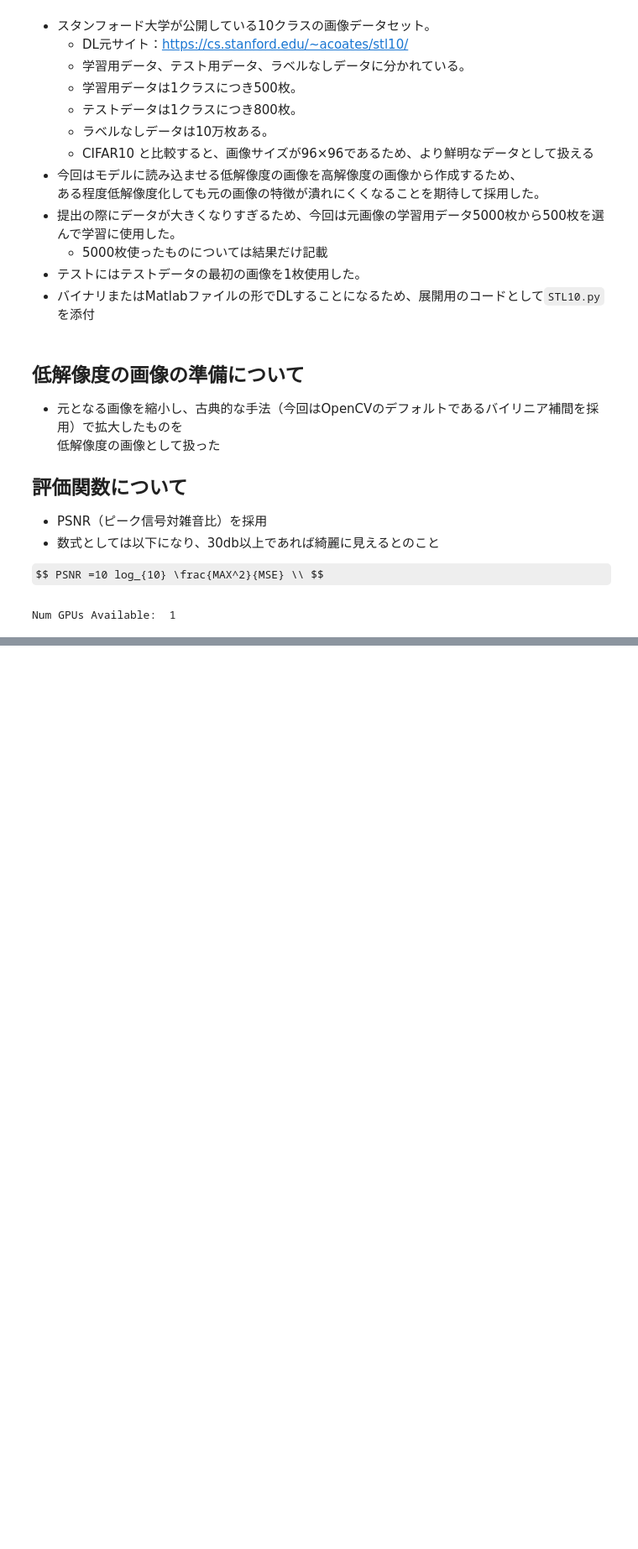
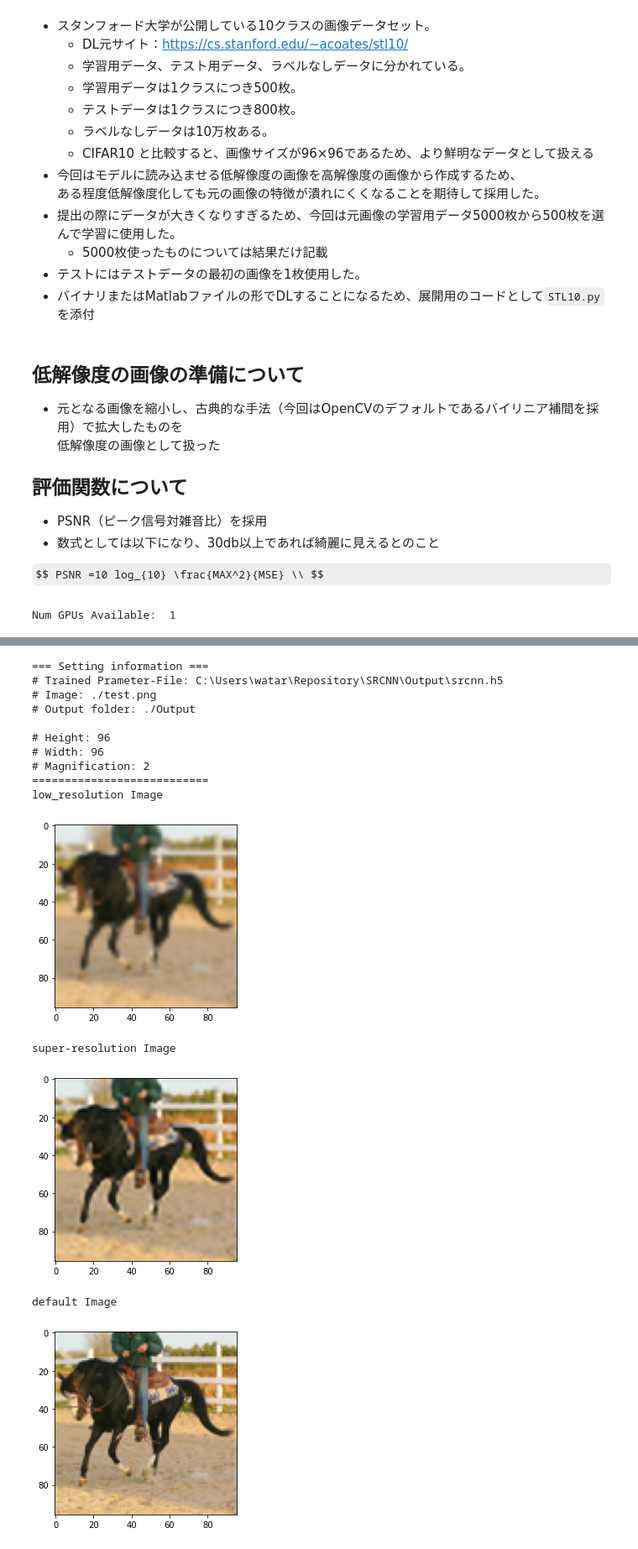
Before and after one commit to miyamankyushu/SRCNN, a Jupyter notebook: SRCNN.ipynb, the cells around one changed output, grey strips where cells are left out. Shown at 84% size. Saved outputs shown, nothing was run; the diff lists cells and outputs as text; code cells hidden in the pictures; some formulas as TeX source; blank space fills up the shorter version.

```diff
--- a/SRCNN.ipynb
+++ b/SRCNN.ipynb
@@ -252,0 +377,21 @@ def Training(data_dir, out, batch_size, epoch, mag):
+# %%
+param = "./Output/srcnn.h5"
+test_img = "./test.png"
+output = "./Output"
+prediction(param, 96, 96, 2, test_img, output)
+# %% [output]
+=== Setting information ===
+# Trained Prameter-File: C:\Users\watar\Repository\SRCNN\Output\srcnn.h5
+# Image: ./test.png
+# Output folder: ./Output
+
+# Height: 96
+# Width: 96
+# Magnification: 2
+===========================
+low_resolution Image
+[figure, added]
+super-resolution Image
+[figure, added]
+default Image
+[figure, added]
```
Also changed, not shown: parts of 8 cells of this notebook, 5 other files.
